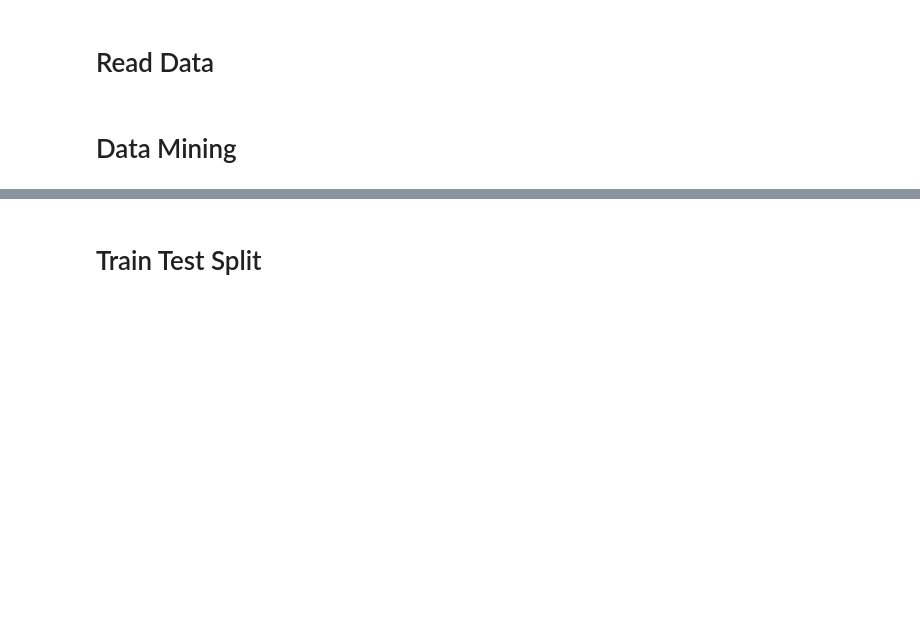
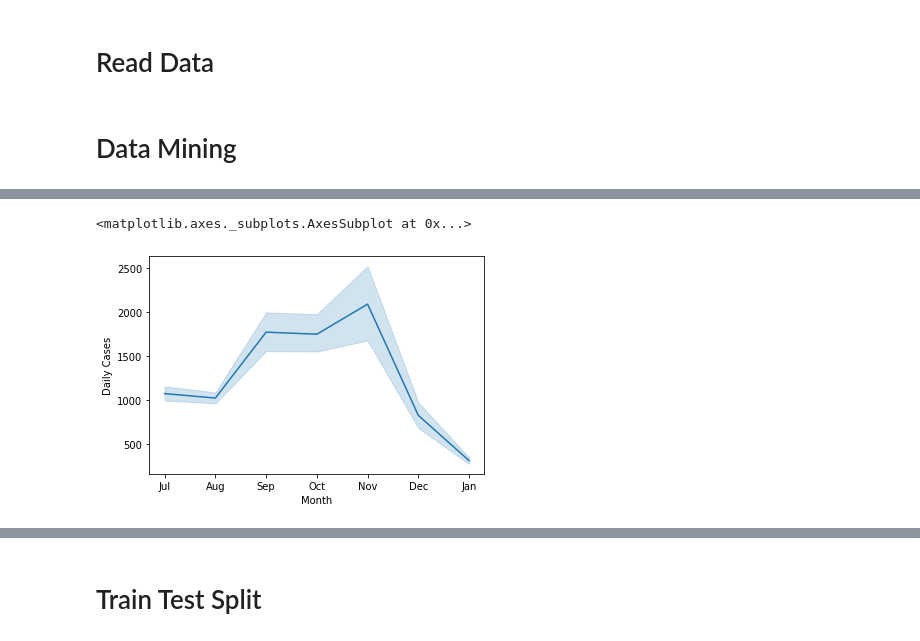
Before and after one commit to abhishek1garg/ML-Projects, a Jupyter notebook: Mini Capstone.ipynb, the cells around one changed output, grey strips where cells are left out. Drawn from its saved outputs; the diff is of its cells as text; code cells hidden in the pictures; blank space fills up the shorter version.

```diff
--- a/Mini Capstone.ipynb
+++ b/Mini Capstone.ipynb
@@ -287,0 +36,13 @@ high_corr_cols
+# %%
+#Dropping rows with NaN values
+raw_case_df.dropna(axis=0,inplace=True)
+#Setting Date as index
+raw_case_df.set_index('Date',inplace=True)
+#Checking for negative values
+print('Number of rows having negative values in case dataframe : ' ,
+      raw_case_df[(raw_case_df['Delhi'] < 0) | (raw_case_df['Mumbai'] < 0) | (raw_case_df['Chennai'] < 0) | (raw_case_df['Kolkata'] < 0) ].shape[0])
+#Replacing negative values with 0
+raw_case_df[raw_case_df < 0] = 0
+#Replacing zero with mean. Only Mumbai city has negative (replaced with 0) values
+raw_case_df[raw_case_df == 0] = raw_case_df['Mumbai'].mean()
+raw_case_df.head()
@@ -287,0 +58,20 @@ high_corr_cols
+# %%
+def process_daily_cases (city):
+    case_df = raw_case_df[city].to_frame()
+    case_df_lag = raw_case_df[city].to_frame()
+    case_df_lag.index = case_df_lag.index+pd.to_timedelta(_lag_,unit="d")
+    case_df.rename(columns={city: "Daily_Cases"},inplace=True)
+    case_df['City'] = city
+    return(case_df)
+# %%
+li=[]
+for i in city:
+    city_df=process_daily_cases(i)
+    li.append(city_df)
+major_cities_df=pd.concat(li,ignore_index=False,axis=0)
+# %%
+#Dropping rows with NaN
+major_cities_df.dropna(axis=0,inplace=True)
+#Unique key generation
+major_cities_df['Unique'] = major_cities_df["City"]+"|"+major_cities_df.index.astype('str')
+major_cities_df['Daily_Cases'] = major_cities_df['Daily_Cases'].astype(int)
@@ -287,0 +88,8 @@ high_corr_cols
+# %%
+graph_df = major_cities_df.drop(columns=['Unique'])
+graph_df['Month'] = major_cities_df.index.strftime("%b")
+graph_df.rename(columns={'Daily_Cases': 'Daily Cases'},inplace=True)
+sns.lineplot('Month','Daily Cases',data=graph_df, sort=False)
+# %% [output]
+<matplotlib.axes._subplots.AxesSubplot at 0x...>
+[figure, added]
```
Also changed, not shown: parts of 102 cells of this notebook, 1 other file.
